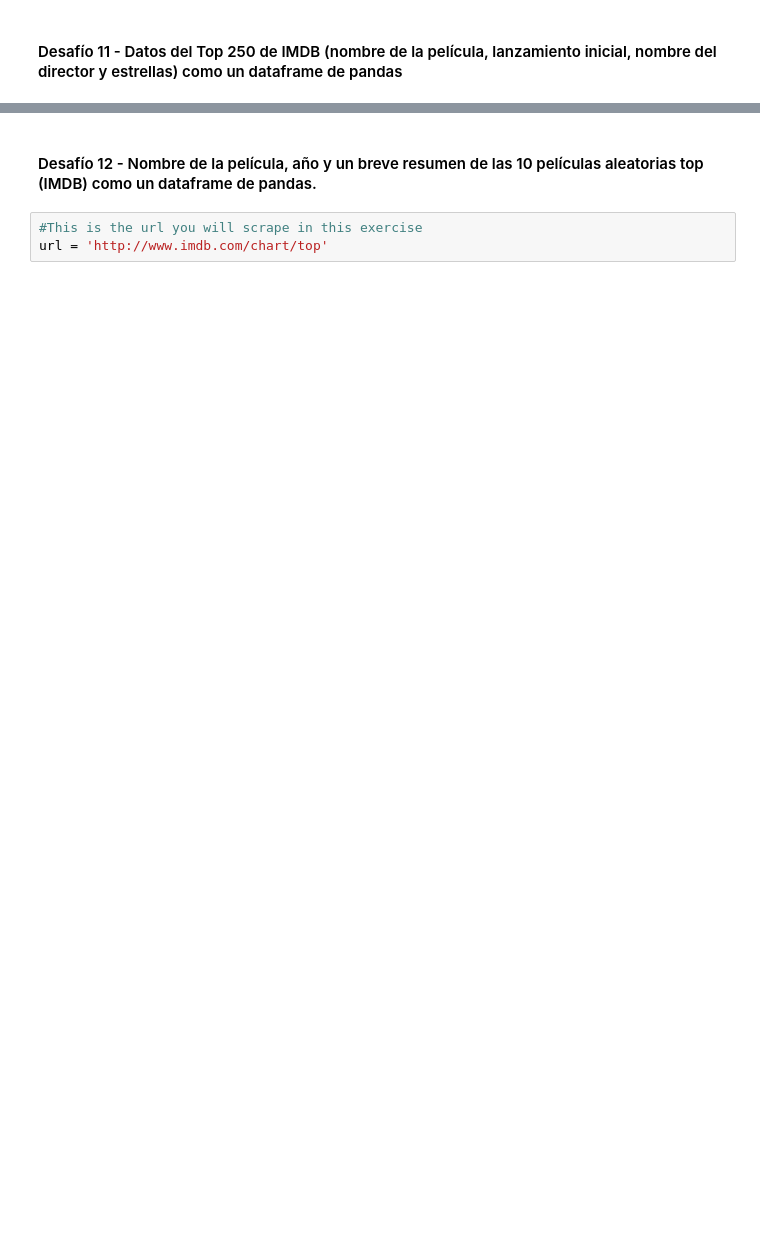
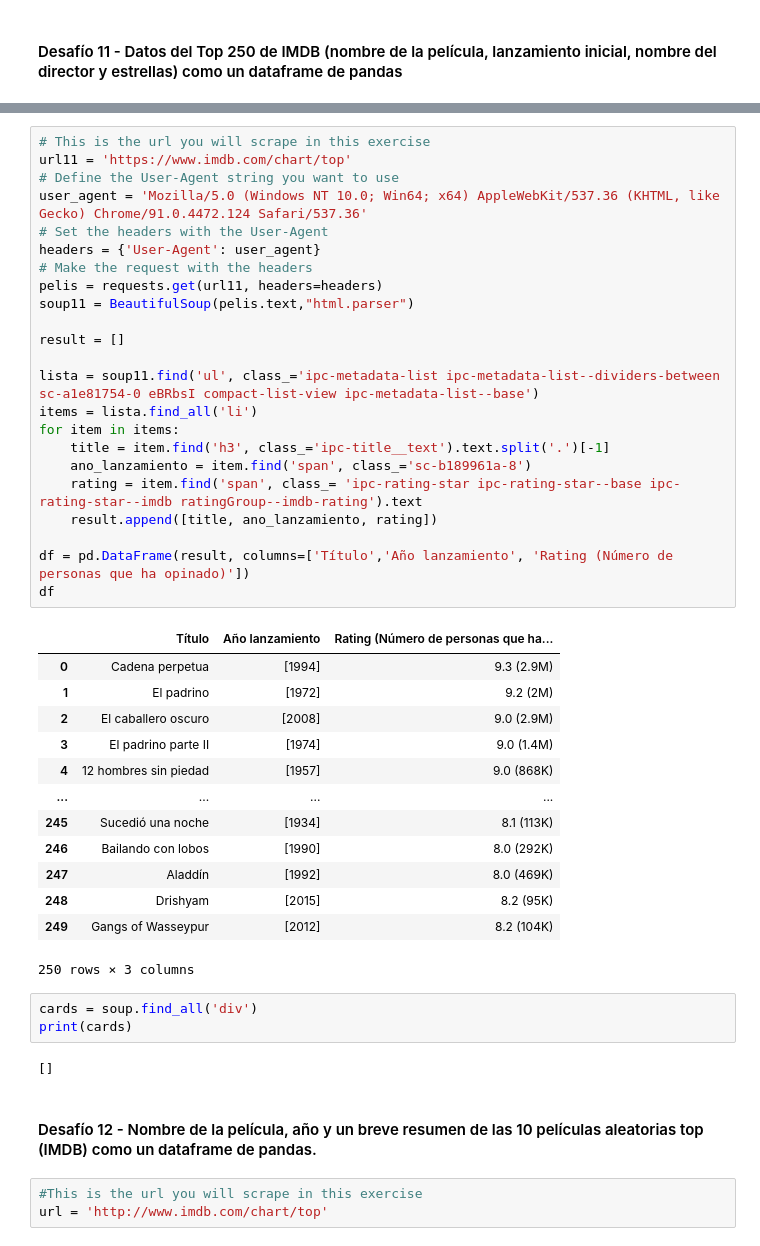
Before and after one commit to RaulFR01/lab-scraping-es, a Jupyter notebook: your-code/lab-scraping_esp.ipynb, the cells around one changed output, grey strips where cells are left out. Cells and saved outputs as stored; diff of their text form; blank space fills up the shorter version.

```diff
--- a/your-code/lab-scraping_esp.ipynb
+++ b/your-code/lab-scraping_esp.ipynb
@@ -360,3 +384,45 @@ soup = BeautifulSoup(pelis.content,"html.parser")
+# %%
+# This is the url you will scrape in this exercise
+url11 = 'https://www.imdb.com/chart/top'
+# Define the User-Agent string you want to use
+user_agent = 'Mozilla/5.0 (Windows NT 10.0; Win64; x64) AppleWebKit/537.36 (KHTML, like Gecko) Chrome/91.0.4472.124 Safari/537.36'
+# Set the headers with the User-Agent
+headers = {'User-Agent': user_agent}
+# Make the request with the headers
+pelis = requests.get(url11, headers=headers)
+soup11 = BeautifulSoup(pelis.text,"html.parser")
+
+result = []
+
+lista = soup11.find('ul', class_='ipc-metadata-list ipc-metadata-list--dividers-between sc-a1e81754-0 eBRbsI compact-list-view ipc-metadata-list--base')
+items = lista.find_all('li')
+for item in items:
+    title = item.find('h3', class_='ipc-title__text').text.split('.')[-1]
+    ano_lanzamiento = item.find('span', class_='sc-b189961a-8')
+    rating = item.find('span', class_= 'ipc-rating-star ipc-rating-star--base ipc-rating-star--imdb ratingGroup--imdb-rating').text
+    result.append([title, ano_lanzamiento, rating])
+
+df = pd.DataFrame(result, columns=['Título','Año lanzamiento', 'Rating (Número de personas que ha opinado)'])
+df
+# %% [output]
+|  | Título | Año lanzamiento | Rating (Número de personas que ha... |
+| 0 | Cadena perpetua | [1994] | 9.3 (2.9M) |
+| 1 | El padrino | [1972] | 9.2 (2M) |
+| 2 | El caballero oscuro | [2008] | 9.0 (2.9M) |
+| 3 | El padrino parte II | [1974] | 9.0 (1.4M) |
+| 4 | 12 hombres sin piedad | [1957] | 9.0 (868K) |
+| ... | ... | ... | ... |
+| 245 | Sucedió una noche | [1934] | 8.1 (113K) |
+| 246 | Bailando con lobos | [1990] | 8.0 (292K) |
+| 247 | Aladdín | [1992] | 8.0 (469K) |
+| 248 | Drishyam | [2015] | 8.2 (95K) |
+| 249 | Gangs of Wasseypur | [2012] | 8.2 (104K) |
+250 rows × 3 columns
+# %%
+cards = soup.find_all('div')
+print(cards)
+# %% [output]
+[]
 # %% [markdown]
 #### Desafío 12 - Nombre de la película, año y un breve resumen de las 10 películas aleatorias top (IMDB) como un dataframe de pandas.
 # %%
```
Also changed, not shown: parts of 10 cells of this notebook.
